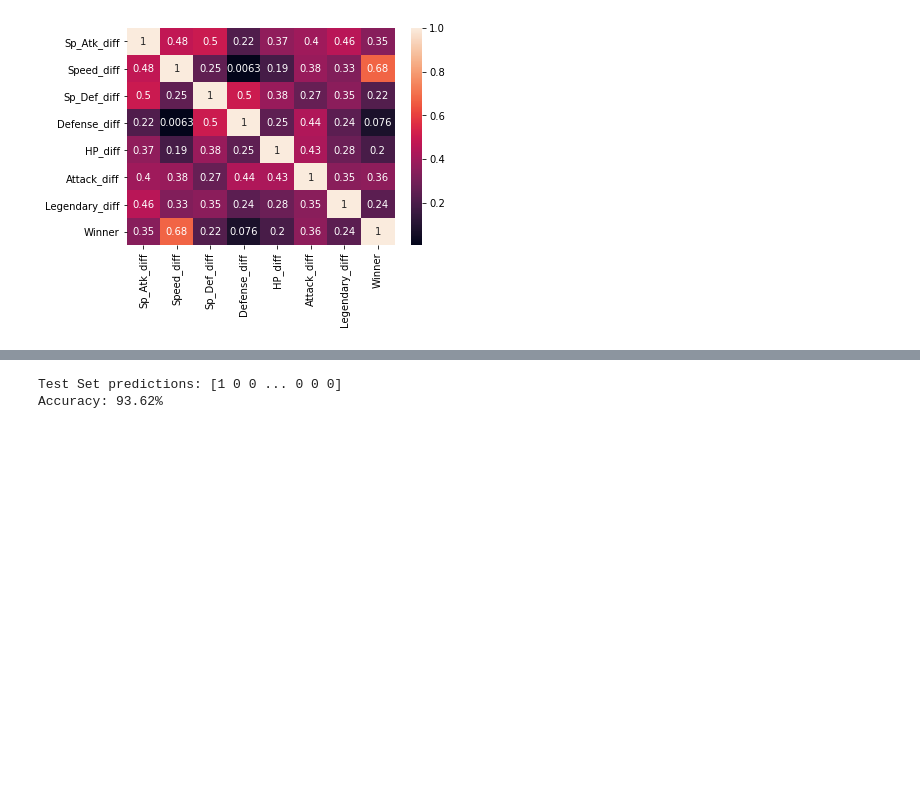
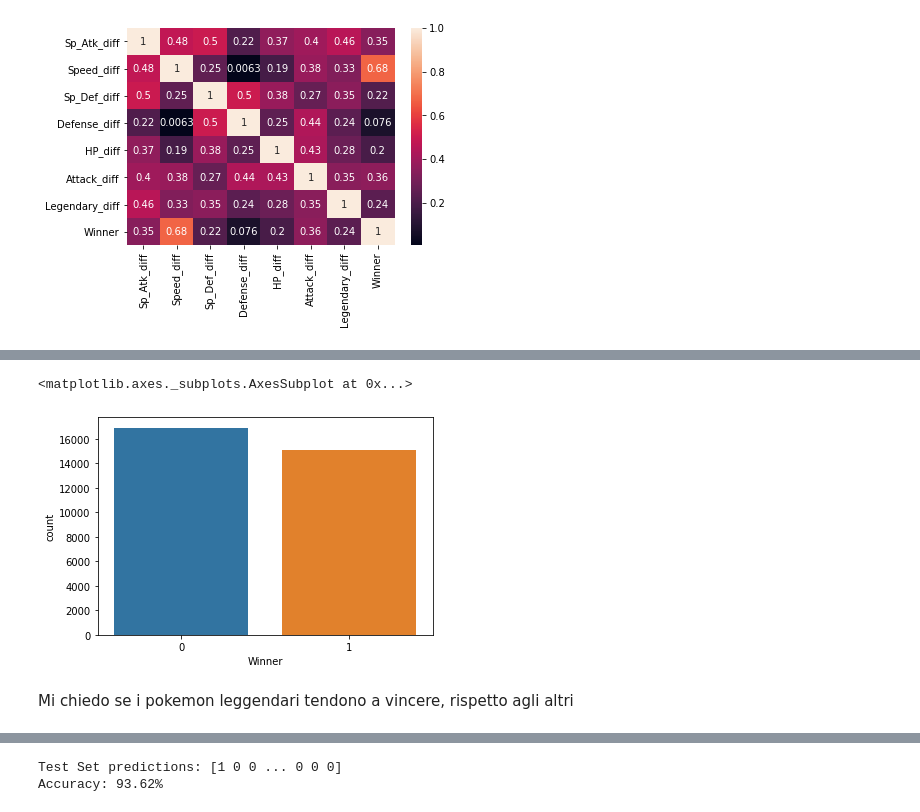
Before and after one commit to MichelaPascale/AI-Pokemon-Challenge, a Jupyter notebook: Notebook_Training.ipynb, the cells around one changed output, grey strips where cells are left out. Saved outputs shown, nothing was run; the diff lists cells and outputs as text; code cells hidden in the pictures; blank space fills up the shorter version.

```diff
--- a/Notebook_Training.ipynb
+++ b/Notebook_Training.ipynb
@@ -478,0 +491,7 @@ plt.show()
+# %%
+sns.countplot(x=fights["Winner"])
+# %% [output]
+<matplotlib.axes._subplots.AxesSubplot at 0x...>
+[figure, added]
+# %% [markdown]
+Mi chiedo se i pokemon leggendari tendono a vincere, rispetto agli altri
```
Also changed, not shown: parts of 27 cells of this notebook.
